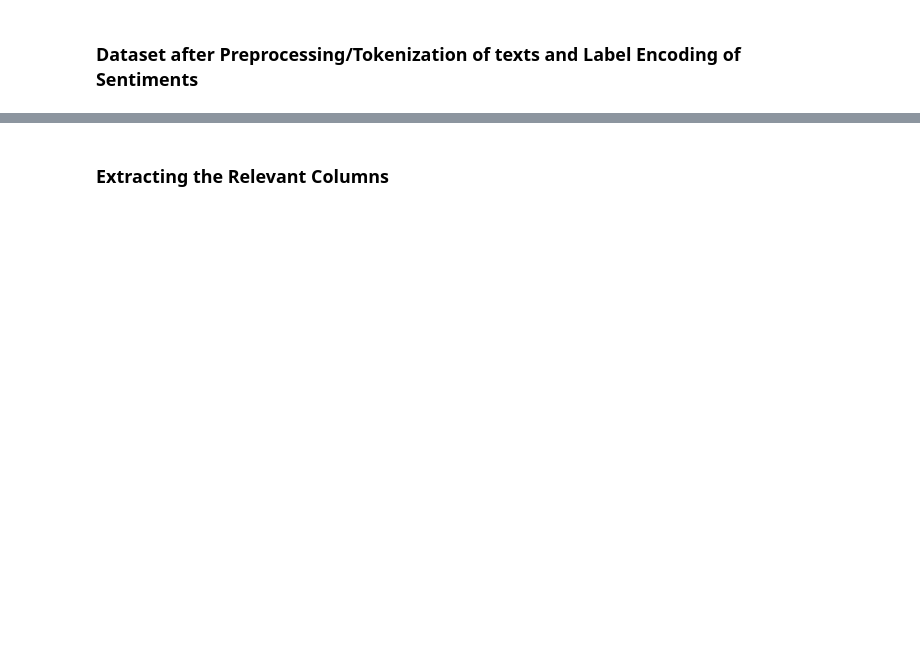
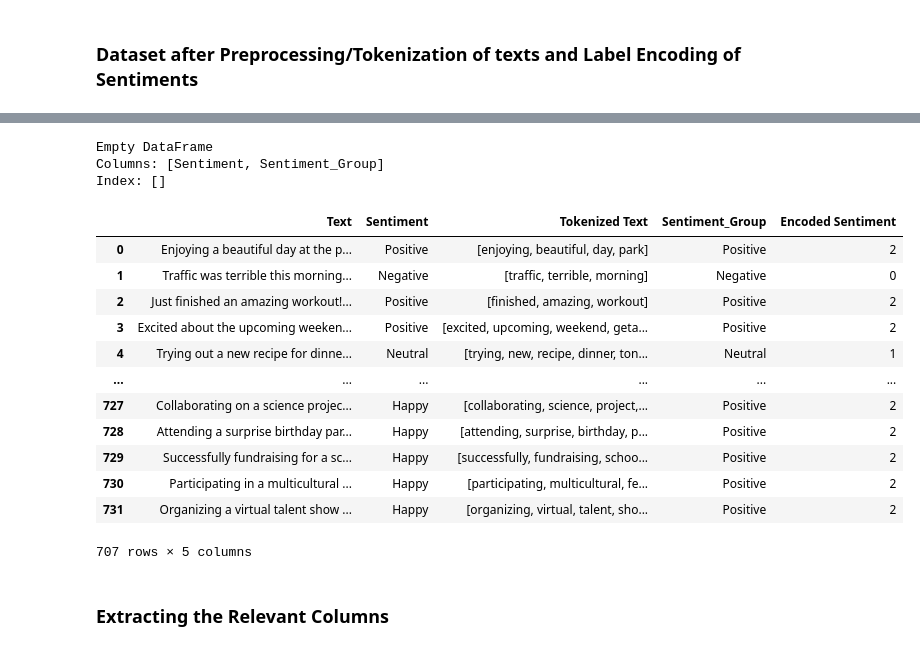
Before and after one commit to Ankur7470/nlp-assignment2, a Jupyter notebook: NLP_assgn2_task2.ipynb, the cells around one changed output, grey strips where cells are left out. Drawn from its saved outputs; the diff is of its cells as text; code cells hidden in the pictures; blank space fills up the shorter version.

```diff
--- a/NLP_assgn2_task2.ipynb
+++ b/NLP_assgn2_task2.ipynb
@@ -221,3 +328,48 @@ sentiment_data.head(10)
+# %%
+
+sentiment_mapping = {}
+
+for sentiment in positive:
+    sentiment_mapping[sentiment] = "Positive"
+for sentiment in negative:
+    sentiment_mapping[sentiment] = "Negative"
+for sentiment in neutral:
+    sentiment_mapping[sentiment] = "Neutral"
+
+# Function to classify sentiments
+def classify_sentiment(sentiment):
+    return sentiment_mapping.get(sentiment, "Unknown")  # Default to "Unknown" if not found
+ # Default to "Unknown" if not found
+
+# Apply function to create a new column
+sentiment_data["Sentiment_Group"] = sentiment_data["Sentiment"].apply(classify_sentiment)
+# %%
+# Filter rows where Sentiment_Group is "Unknown"
+unknown_sentiments = sentiment_data[sentiment_data["Sentiment_Group"] == "Unknown"]
+
+# Print results
+print(unknown_sentiments[["Sentiment", "Sentiment_Group"]])
+# %% [output]
+Empty DataFrame
+Columns: [Sentiment, Sentiment_Group]
+Index: []
+# %%
+sentiment_data['Encoded Sentiment'] = label_encoder.fit_transform(sentiment_data['Sentiment_Group'])
+sentiment_data
+# %% [output]
+|  | Text | Sentiment | Tokenized Text | Sentiment_Group | Encoded Sentiment |
+| 0 | Enjoying a beautiful day at the p... | Positive | [enjoying, beautiful, day, park] | Positive | 2 |
+| 1 | Traffic was terrible this morning... | Negative | [traffic, terrible, morning] | Negative | 0 |
+| 2 | Just finished an amazing workout!... | Positive | [finished, amazing, workout] | Positive | 2 |
+| 3 | Excited about the upcoming weeken... | Positive | [excited, upcoming, weekend, geta... | Positive | 2 |
+| 4 | Trying out a new recipe for dinne... | Neutral | [trying, new, recipe, dinner, ton... | Neutral | 1 |
+| ... | ... | ... | ... | ... | ... |
+| 727 | Collaborating on a science projec... | Happy | [collaborating, science, project,... | Positive | 2 |
+| 728 | Attending a surprise birthday par... | Happy | [attending, surprise, birthday, p... | Positive | 2 |
+| 729 | Successfully fundraising for a sc... | Happy | [successfully, fundraising, schoo... | Positive | 2 |
+| 730 | Participating in a multicultural ... | Happy | [participating, multicultural, fe... | Positive | 2 |
+| 731 | Organizing a virtual talent show ... | Happy | [organizing, virtual, talent, sho... | Positive | 2 |
+707 rows × 5 columns
 # %% [markdown]
 ### Extracting the Relevant Columns
 # %%
```
Also changed, not shown: parts of 25 cells of this notebook, 1 other file.
